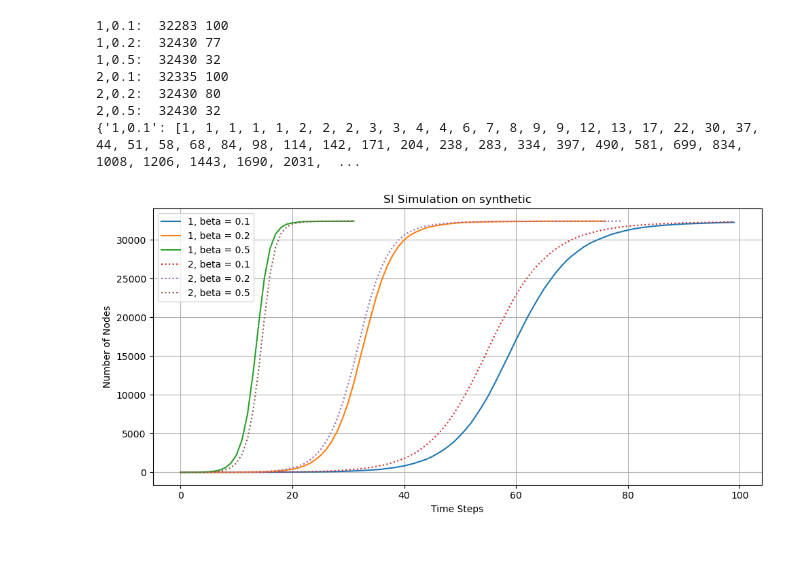
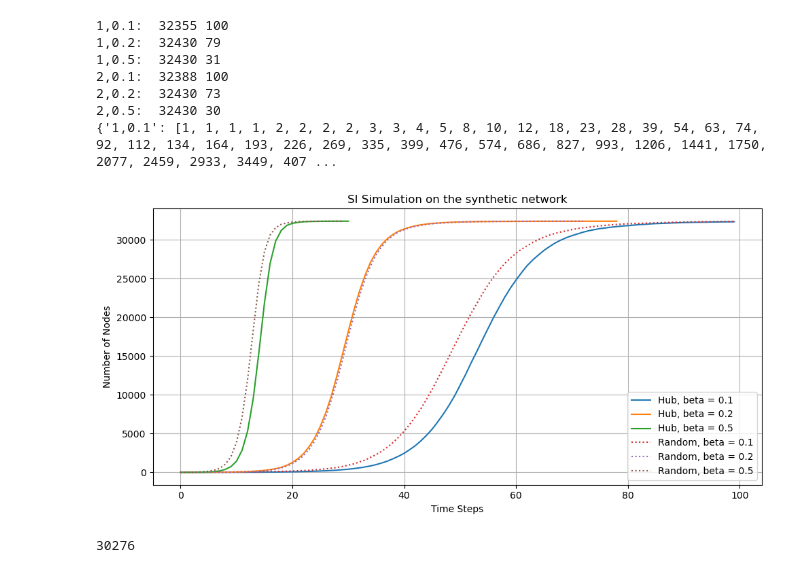
Before and after one commit to kfkfkflmej/NA_EU_emails_2024, a Jupyter notebook: SIR different Thresholds.ipynb, the cells around one changed output. Cells and saved outputs as stored; diff of their text form; code cells hidden in the pictures.

```diff
--- a/SIR different Thresholds.ipynb
+++ b/SIR different Thresholds.ipynb
@@ -5,7 +5,7 @@ import networkx as nx
 import matplotlib.pyplot as plt
 
 # Load the CSV file and create the graph
-file_path = 'data\data - fixed numbers.csv'  # Update with the actual path to your file
+file_path = 'data\\final_final_random_graph.csv'  # Update with the actual path to your file data\final_final_random_graph.csv
 edge_df = pd.read_csv(file_path, delimiter=' ')
 G = nx.from_pandas_edgelist(edge_df, 'Source', 'Target')
 
@@ -148,43 +148,51 @@ for case in [1, 2]:
             new_states = node_states.copy()
             for node in nodes:
                 if node_states[node] == 'I':  # Infected node
                     # Spread to neighbors
                     for neighbor in G.neighbors(node):
                         if node_states[neighbor] == 'S' and np.random.rand() < beta:
                             new_states[neighbor] = 'I'
 
             # Update states
             node_states = new_states
             susceptible_counts.append(sum(1 for state in node_states.values() if state == 'S'))
             infected_counts.append(sum(1 for state in node_states.values() if state == 'I'))
 
             # Break if no more infected
             if susceptible_counts[-1] == 0:
                 break
 
         sim_history.update({f"{case},{beta}": infected_counts})
         print(f"{case},{beta}: ",max(infected_counts), len(infected_counts))
 print(sim_history)
-plt.title("SI Simulation on synthetic")
+plt.title("SI Simulation on the synthetic network")
 for key in sim_history:
     if key[0]=="1":
-        plt.plot(sim_history[key], label=f"{key[0]}, beta = {key[2:]}")
+        plt.plot(sim_history[key], label=f"Hub, beta = {key[2:]}")
     if key[0]=="2":
-        plt.plot(sim_history[key], label=f"{key[0]}, beta = {key[2:]}", linestyle ='dotted')
+        plt.plot(sim_history[key], label=f"Random, beta = {key[2:]}", linestyle ='dotted')
 plt.xlabel("Time Steps")
 plt.ylabel("Number of Nodes")
 #plt.xticks(ticks = range(1, len(susceptible_counts)))
-plt.legend()
+plt.legend(loc=4)
 plt.grid()
 plt.tight_layout()
-plt.savefig("SI with different ifn rate on synth")
+plt.savefig("SI with different ifn rate on syn")
 plt.show()
 # %% [output]
-1,0.1:  32283 100
-1,0.2:  32430 77
-1,0.5:  32430 32
-2,0.1:  32335 100
-2,0.2:  32430 80
-2,0.5:  32430 32
-{'1,0.1': [1, 1, 1, 1, 1, 2, 2, 2, 3, 3, 4, 4, 6, 7, 8, 9, 9, 12, 13, 17, 22, 30, 37, 44, 51, 58, 68, 84, 98, 114, 142, 171, 204, 238, 283, 334, 397, 490, 581, 699, 834, 1008, 1206, 1443, 1690, 2031,  ...
+1,0.1:  32355 100
+1,0.2:  32430 79
+1,0.5:  32430 31
+2,0.1:  32388 100
+2,0.2:  32430 73
+2,0.5:  32430 30
+{'1,0.1': [1, 1, 1, 1, 2, 2, 2, 2, 3, 3, 4, 5, 8, 10, 12, 18, 23, 28, 39, 54, 63, 74, 92, 112, 134, 164, 193, 226, 269, 335, 399, 476, 574, 686, 827, 993, 1206, 1441, 1750, 2077, 2459, 2933, 3449, 407 ...
-[figure, old version]
+[figure, new version]
+# %%
+p=[]
+for k,v in degrees.items():
+    if v==1 or v==2 or v==3:
+        p.append(key)
+print(len(p))
+# %% [output]
+30276
```
Also changed, not shown: parts of 1 cell of this notebook, 11 other files.
